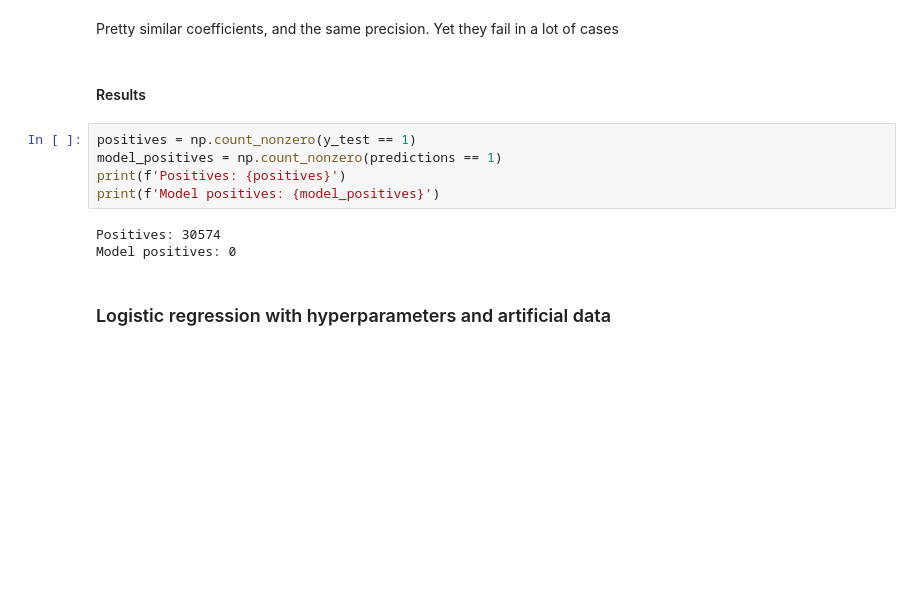
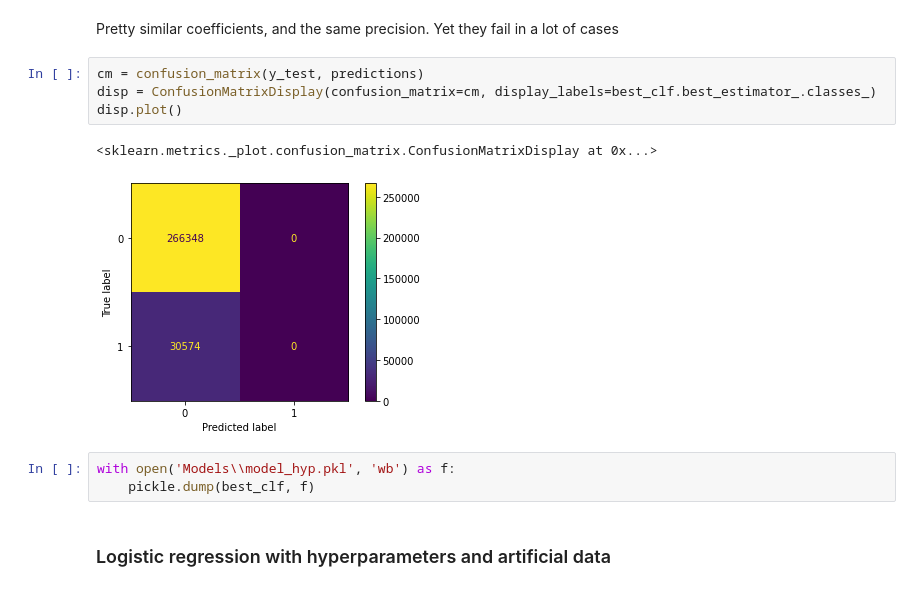
Before and after one commit to JuanEcheagaray75/COVID-19-Analysis, a Jupyter notebook: model.ipynb, the cells around one changed output. Saved outputs shown, nothing was run; the diff lists cells and outputs as text; blank space fills up the shorter version.

```diff
--- a/model.ipynb
+++ b/model.ipynb
@@ -160,15 +182,15 @@ RENAL_CRONICA -0.10664
 # %% [markdown]
 Pretty similar coefficients, and the same precision. Yet they fail in a lot of cases
-# %% [markdown]
-#### Results
-# %%
-positives = np.count_nonzero(y_test == 1)
-model_positives = np.count_nonzero(predictions == 1)
-print(f'Positives: {positives}')
-print(f'Model positives: {model_positives}')
-# %% [output]
-Positives: 30574
-Model positives: 0
+# %%
+cm = confusion_matrix(y_test, predictions)
+disp = ConfusionMatrixDisplay(confusion_matrix=cm, display_labels=best_clf.best_estimator_.classes_)
+disp.plot()
+# %% [output]
+<sklearn.metrics._plot.confusion_matrix.ConfusionMatrixDisplay at 0x...>
+[figure, added]
+# %%
+with open('Models\\model_hyp.pkl', 'wb') as f:
+    pickle.dump(best_clf, f)
 # %% [markdown]
 ### Logistic regression with hyperparameters and artificial data
 # %%
```
Also changed, not shown: parts of 23 cells of this notebook, 1 other file.
